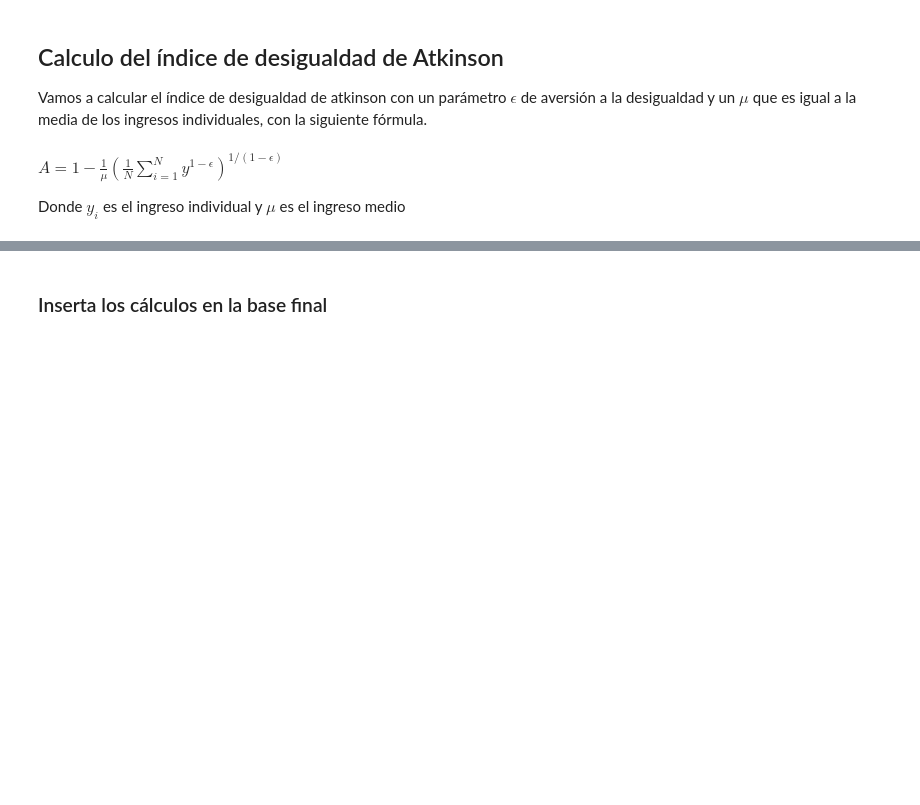
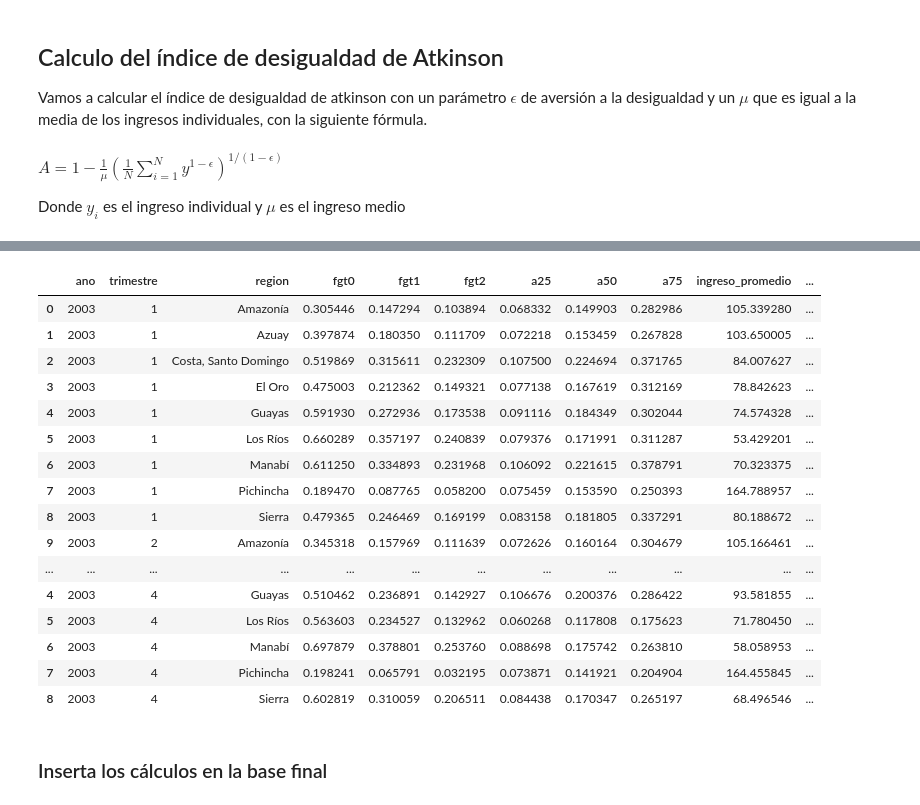
Before and after one commit to oejaramillo/salario-minimo-y-pobreza-Ecuador, a Jupyter notebook: enemdu2003.ipynb, the cells around one changed output, grey strips where cells are left out. Drawn from its saved outputs; the diff is of its cells as text; code cells hidden in the pictures; blank space fills up the shorter version.

```diff
--- a/enemdu2003.ipynb
+++ b/enemdu2003.ipynb
@@ -393,6 +462,8 @@ Con $i$ el trimestre de interés y $año$ el año de interés
 Diccionario de umbral
 # %%
 umbral_dict = dict(zip(datos_actual['trimestre'], datos_actual['umbral de pobreza']))
+salario_dict = dict(zip(datos_actual['trimestre'], datos_actual['salario básico unificado']))
+ano = 2003
 # %% [markdown]
 ## Cálculo del índice de pobreza de Foster, Greer y Thorbecke
 
@@ -411,18 +476,0 @@ data12['persona_fexp'] = 1 * data12['fexp']
-# %%
-for t in [1, 2, 3]:
-    col_ingr = f'ingr_t_t{t}'
-    col_pobres = f'pobres_t{t}'
-
-    # una columna que identifica a quienes están por debajo de la línea de pobreza por trimestre
-    data9[col_pobres] = (
-        (data9[col_ingr] - umbral_dict.get(t)) < 0
-    ).astype(int)
-
-for t in [4]:
-    col_ingr = f'ingr_t_t{t}'
-    col_pobres = f'pobres_t{t}'
-
-    # una columna que identifica a quienes están por debajo de la línea de pobreza por trimestre
-    data12[col_pobres] = (
-        (data12[col_ingr] - umbral_dict.get(t)) < 0
-    ).astype(int)
@@ -569,22 +484,0 @@ Guardamos el ingreso promedio
-# %%
-for t in [1, 2, 3]:
-    df_temp = data9.loc[data9[f'ingr_t_t{t}'] >= 0].copy()
-
-    # Calcula la suma total de los factores de expansión
-    peso_total = df_temp['fexp'].sum()
-
-    # Calcula el ingreso promedio ponderado
-    media_ponderada = (df_temp[f'ingr_t_t{t}'] * df_temp['fexp']).sum() / peso_total
-
-    datos_final.loc[f't{t}', 'ingreso_promedio'] = media_ponderada
-
-for t in [4]:
-    df_temp = data12.loc[data12[f'ingr_t_t{t}'] >= 0].copy()
-
-    # Calcula la suma total de los factores de expansión
-    peso_total = df_temp['fexp'].sum()
-
-    # Calcula el ingreso promedio ponderado
-    media_ponderada = (df_temp[f'ingr_t_t{t}'] * df_temp['fexp']).sum() / peso_total
-
-    datos_final.loc[f't{t}', 'ingreso_promedio'] = media_ponderada
@@ -599,3 +698,24 @@ datos_final
+# %%
+df_final = pd.concat([df_final_regional, df_final_regional1])
+df_final
+# %% [output]
+|  | ano | trimestre | region | fgt0 | fgt1 | fgt2 | a25 | a50 | a75 | ingreso_promedio | ... |
+| 0 | 2003 | 1 | Amazonía | 0.305446 | 0.147294 | 0.103894 | 0.068332 | 0.149903 | 0.282986 | 105.339280 | ... |
+| 1 | 2003 | 1 | Azuay | 0.397874 | 0.180350 | 0.111709 | 0.072218 | 0.153459 | 0.267828 | 103.650005 | ... |
+| 2 | 2003 | 1 | Costa, Santo Domingo | 0.519869 | 0.315611 | 0.232309 | 0.107500 | 0.224694 | 0.371765 | 84.007627 | ... |
+| 3 | 2003 | 1 | El Oro | 0.475003 | 0.212362 | 0.149321 | 0.077138 | 0.167619 | 0.312169 | 78.842623 | ... |
+| 4 | 2003 | 1 | Guayas | 0.591930 | 0.272936 | 0.173538 | 0.091116 | 0.184349 | 0.302044 | 74.574328 | ... |
+| 5 | 2003 | 1 | Los Ríos | 0.660289 | 0.357197 | 0.240839 | 0.079376 | 0.171991 | 0.311287 | 53.429201 | ... |
+| 6 | 2003 | 1 | Manabí | 0.611250 | 0.334893 | 0.231968 | 0.106092 | 0.221615 | 0.378791 | 70.323375 | ... |
+| 7 | 2003 | 1 | Pichincha | 0.189470 | 0.087765 | 0.058200 | 0.075459 | 0.153590 | 0.250393 | 164.788957 | ... |
+| 8 | 2003 | 1 | Sierra | 0.479365 | 0.246469 | 0.169199 | 0.083158 | 0.181805 | 0.337291 | 80.188672 | ... |
+| 9 | 2003 | 2 | Amazonía | 0.345318 | 0.157969 | 0.111639 | 0.072626 | 0.160164 | 0.304679 | 105.166461 | ... |
+| ... | ... | ... | ... | ... | ... | ... | ... | ... | ... | ... | ... |
+| 4 | 2003 | 4 | Guayas | 0.510462 | 0.236891 | 0.142927 | 0.106676 | 0.200376 | 0.286422 | 93.581855 | ... |
+| 5 | 2003 | 4 | Los Ríos | 0.563603 | 0.234527 | 0.132962 | 0.060268 | 0.117808 | 0.175623 | 71.780450 | ... |
+| 6 | 2003 | 4 | Manabí | 0.697879 | 0.378801 | 0.253760 | 0.088698 | 0.175742 | 0.263810 | 58.058953 | ... |
+| 7 | 2003 | 4 | Pichincha | 0.198241 | 0.065791 | 0.032195 | 0.073871 | 0.141921 | 0.204904 | 164.455845 | ... |
+| 8 | 2003 | 4 | Sierra | 0.602819 | 0.310059 | 0.206511 | 0.084438 | 0.170347 | 0.265197 | 68.496546 | ... |
 # %% [markdown]
 ### Inserta los cálculos en la base final
 # %%
```
Also changed, not shown: parts of 22 cells of this notebook, 29 other files.
